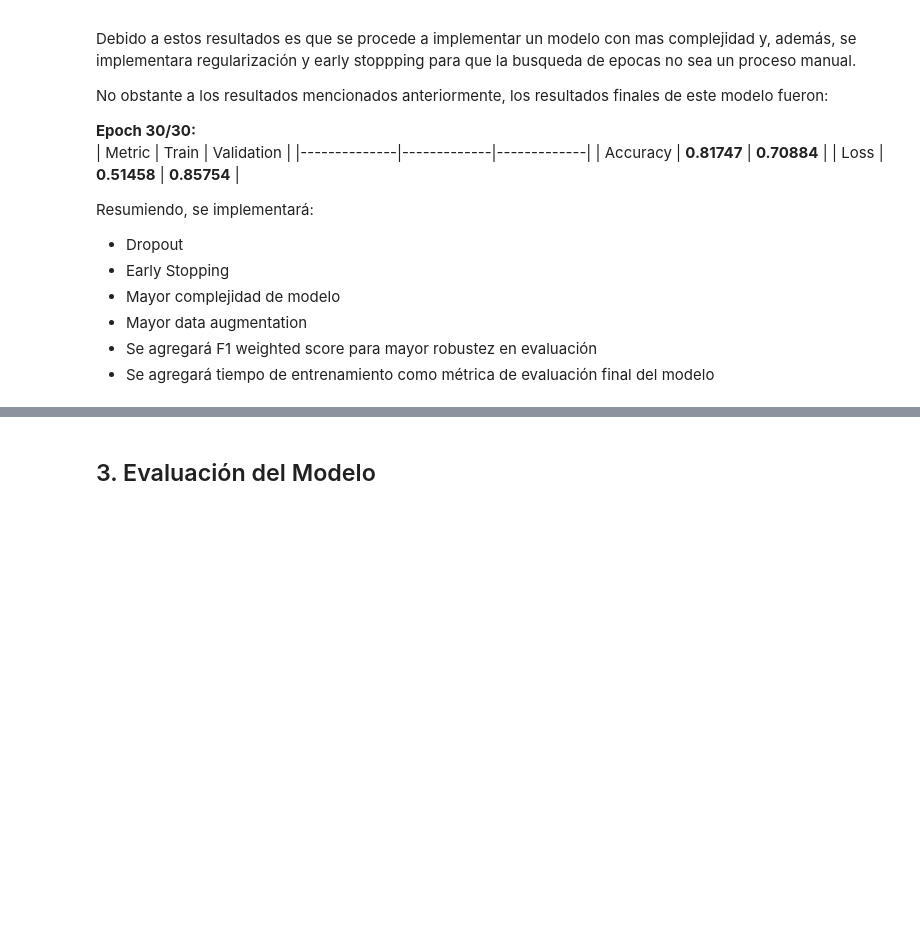
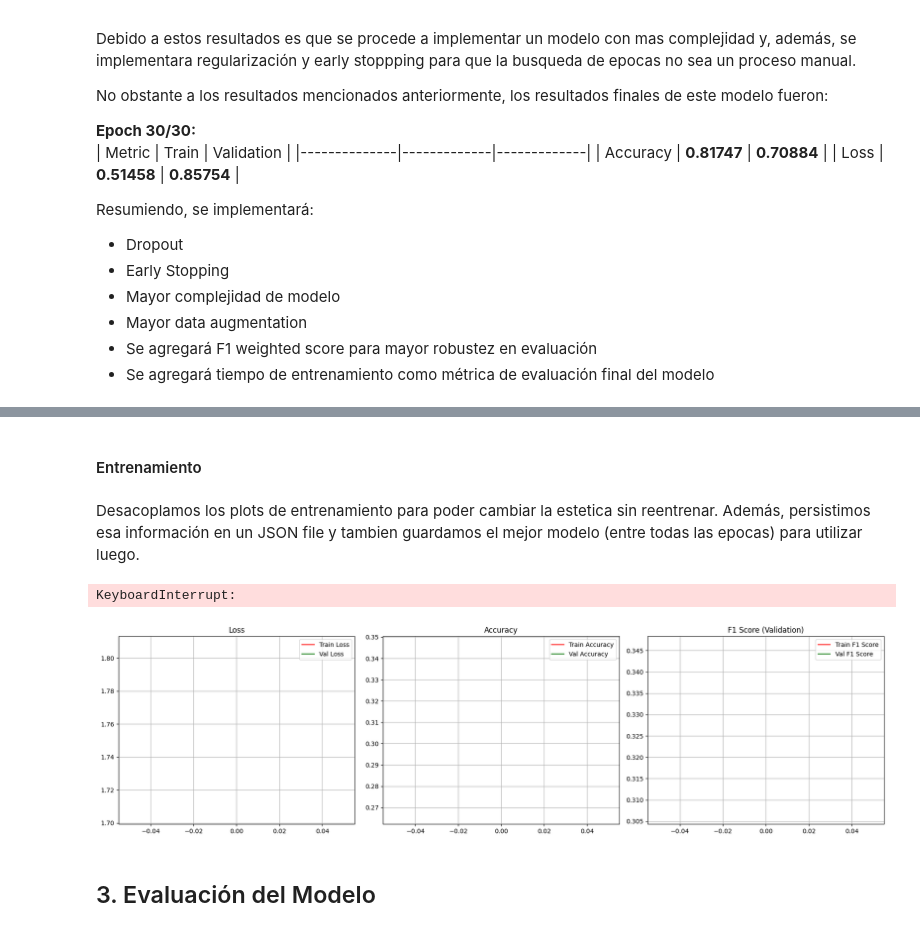
Before and after one commit to joagonzalez/ceia-aprendizaje-profundo, a Jupyter notebook: tp2/JOAQUIN-GONZALEZ-DL-TP2-Co18.ipynb, the cells around one changed output, grey strips where cells are left out. Cells and saved outputs as stored; diff of their text form; code cells hidden in the pictures; blank space fills up the shorter version.

Commit message:
add early stopping, reports and weights persistance with new model class

```diff
--- a/tp2/JOAQUIN-GONZALEZ-DL-TP2-Co18.ipynb
+++ b/tp2/JOAQUIN-GONZALEZ-DL-TP2-Co18.ipynb
@@ -815,0 +947,2 @@ Resumiendo, se implementará:
+# %% [markdown]
+#### Entrenamiento
@@ -816,3 +1089,55 @@ Resumiendo, se implementará:
+# %% [markdown]
+Desacoplamos los plots de entrenamiento para poder cambiar la estetica sin reentrenar. Además, persistimos esa información en un JSON file y tambien guardamos el mejor modelo (entre todas las epocas) para utilizar luego.
+# %%
+def plot_train_results_from_json(json_file: str = 'train_data.json') -> None:
+    """
+    Plotea los resultados del entrenamiento desde un archivo JSON.
+
+    Args:
+        json_file (str): Ruta al archivo JSON con los datos de entrenamiento.
+    """
+    # Cargar los datos del archivo JSON
+    with open(json_file, 'r') as f:
+        train_data = json.load(f)
+
+    epoch_t_loss = train_data['epoch_t_loss']
+    epoch_v_loss = train_data['epoch_v_loss']
+    epoch_t_acc = train_data['epoch_t_acc']
+    epoch_v_acc = train_data['epoch_v_acc']
+    epoch_v_f1 = train_data['epoch_v_f1']
+    epoch_t_f1 = train_data['epoch_t_f1']
+
+    # Graficar los resultados
+    fig, axs = plt.subplots(1, 3, figsize=(18, 5))
+
+    axs[0].plot(epoch_t_loss, 'r')
+    axs[0].plot(epoch_v_loss, 'g')
+    axs[0].set_title('Loss')
+    axs[0].legend(['Train Loss', 'Val Loss'])
+    axs[0].grid()
+
+    axs[1].plot(epoch_t_acc, 'r')
+    axs[1].plot(epoch_v_acc, 'g')
+    axs[1].set_title('Accuracy')
+    axs[1].legend(['Train Accuracy', 'Val Accuracy'])
+    axs[1].grid()
+
+    axs[2].plot(epoch_t_f1, 'r')
+    axs[2].plot(epoch_v_f1, 'g')
+    axs[2].set_title('F1 Score (Validation)')
+    axs[2].legend(['Train F1 Score', 'Val F1 Score'])
+    axs[2].grid()
+
+    plt.tight_layout()
+    plt.show()
+# %%
+fit(model=model, train_loader=train_loader, eval_loader=val_loader, epochs=1)
+# %% [output]
+KeyboardInterrupt:
+# %%
+plot_train_results_from_json()
+# %% [output]
+[figure, added]
 # %% [markdown]
 ## 3. Evaluación del Modelo
 # %% [markdown]
```
Also changed, not shown: parts of 14 cells of this notebook.
